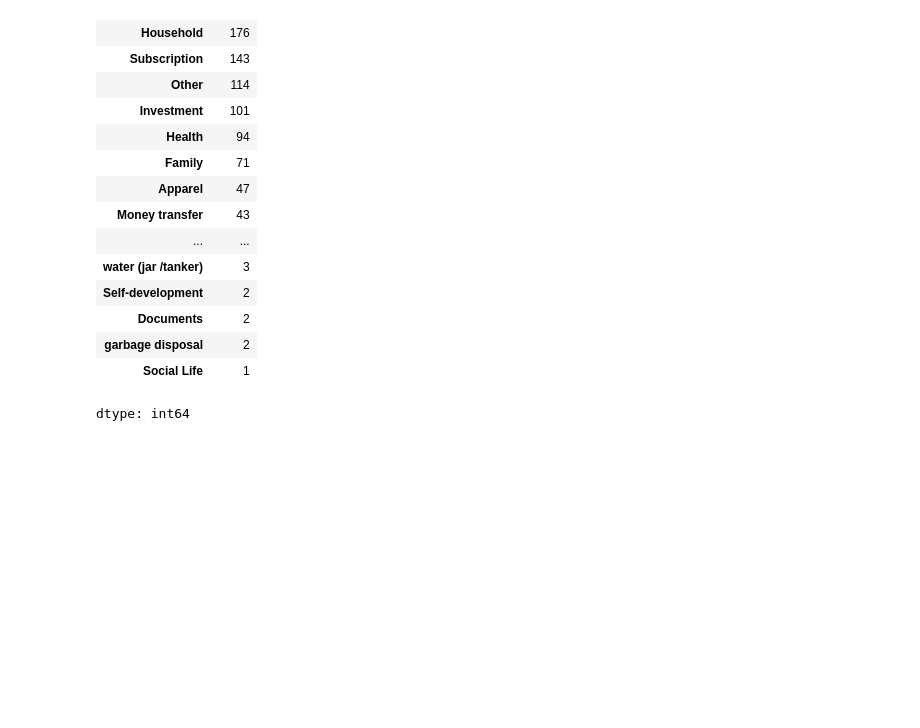
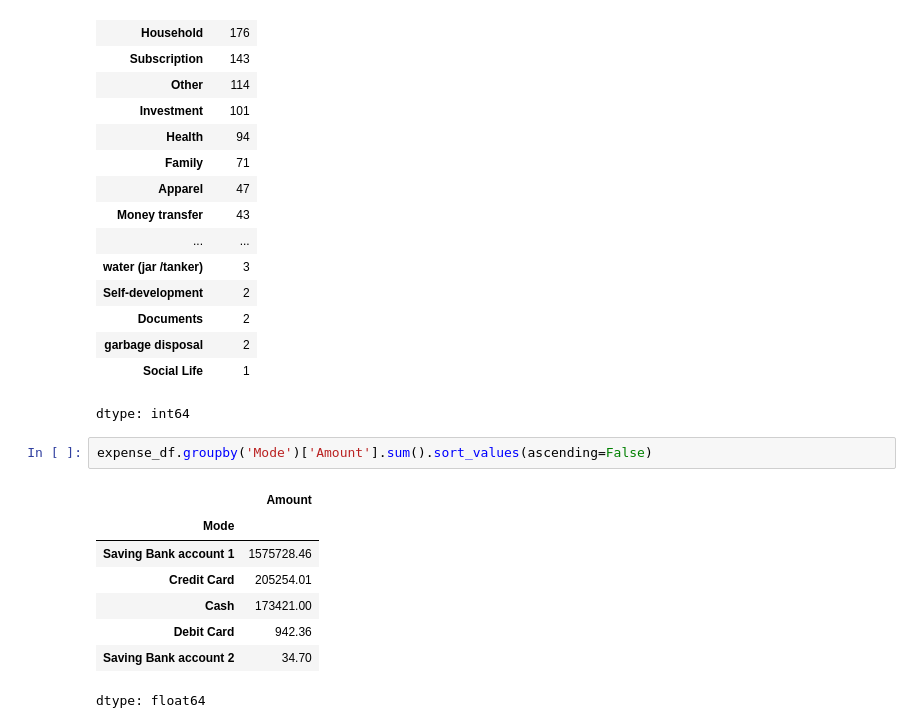
Before and after one commit to kailashchaudhary-p/Daily-Expense-Analyzer, a Jupyter notebook: Daily_Expense_Analyzer.ipynb, the cells around one changed output. Drawn from its saved outputs; the diff is of its cells as text; blank space fills up the shorter version.

```diff
--- a/Daily_Expense_Analyzer.ipynb
+++ b/Daily_Expense_Analyzer.ipynb
@@ -447,3 +447,14 @@ expense_df['Category'].value_counts()
 | garbage disposal | 2 |
 | Social Life | 1 |
 dtype: int64
+# %%
+expense_df.groupby('Mode')['Amount'].sum().sort_values(ascending=False)
+# %% [output]
+|  | Amount |
+| Mode |  |
+| Saving Bank account 1 | 1575728.46 |
+| Credit Card | 205254.01 |
+| Cash | 173421.00 |
+| Debit Card | 942.36 |
+| Saving Bank account 2 | 34.70 |
+dtype: float64
```
